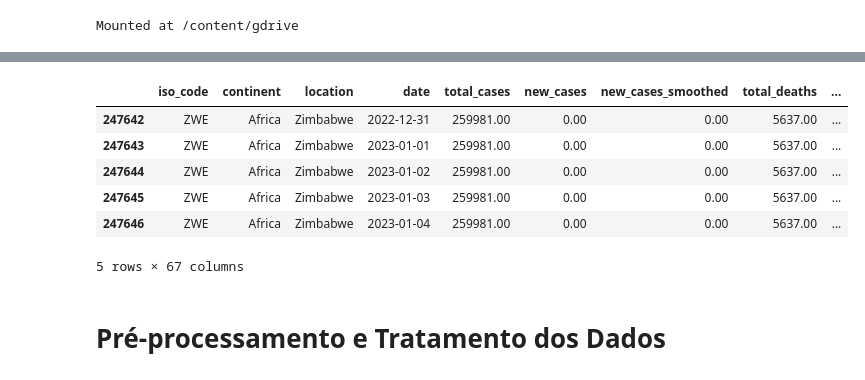
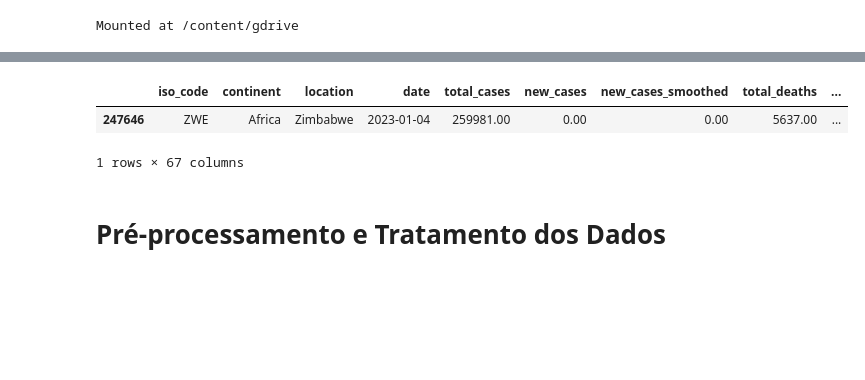
Before and after one commit to carlaolivei/Analise-Modelagem-dados-COVID-19, a Jupyter notebook: visualizacao_analise_dados_covid_19.ipynb, the cells around one changed output, grey strips where cells are left out. Drawn from its saved outputs; the diff is of its cells as text; code cells hidden in the pictures; blank space fills up the shorter version.

```diff
--- a/visualizacao_analise_dados_covid_19.ipynb
+++ b/visualizacao_analise_dados_covid_19.ipynb
@@ -38,15 +40,11 @@ print("Upload concluído!")
 Upload concluído!
 # %%
 df = pd.read_csv('/content/gdrive/MyDrive/Inteligência Artificial/kaggle/My_datasets/Covid-19/owid-covid-data.csv')
-df.tail()
+df.tail(1)
 # %% [output]
 |  | iso_code | continent | location | date | total_cases | new_cases | new_cases_smoothed | total_deaths | ... |
-| 247642 | ZWE | Africa | Zimbabwe | 2022-12-31 | 259981.00 | 0.00 | 0.00 | 5637.00 | ... |
-| 247643 | ZWE | Africa | Zimbabwe | 2023-01-01 | 259981.00 | 0.00 | 0.00 | 5637.00 | ... |
-| 247644 | ZWE | Africa | Zimbabwe | 2023-01-02 | 259981.00 | 0.00 | 0.00 | 5637.00 | ... |
-| 247645 | ZWE | Africa | Zimbabwe | 2023-01-03 | 259981.00 | 0.00 | 0.00 | 5637.00 | ... |
 | 247646 | ZWE | Africa | Zimbabwe | 2023-01-04 | 259981.00 | 0.00 | 0.00 | 5637.00 | ... |
-5 rows × 67 columns
+1 rows × 67 columns
 # %% [markdown]
 <h1>Pré-processamento e Tratamento dos Dados</h1>
 # %%
```
Also changed, not shown: parts of 6 cells of this notebook.
